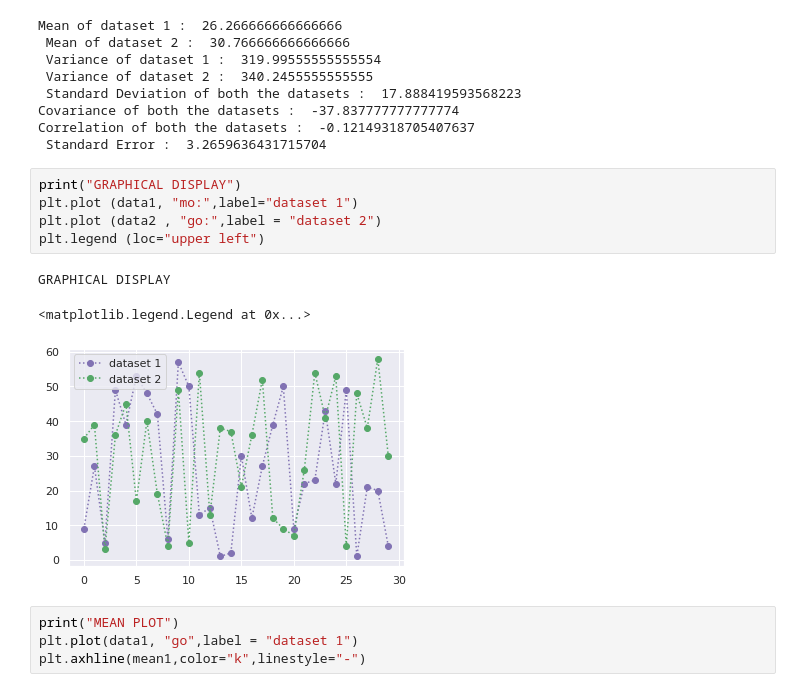
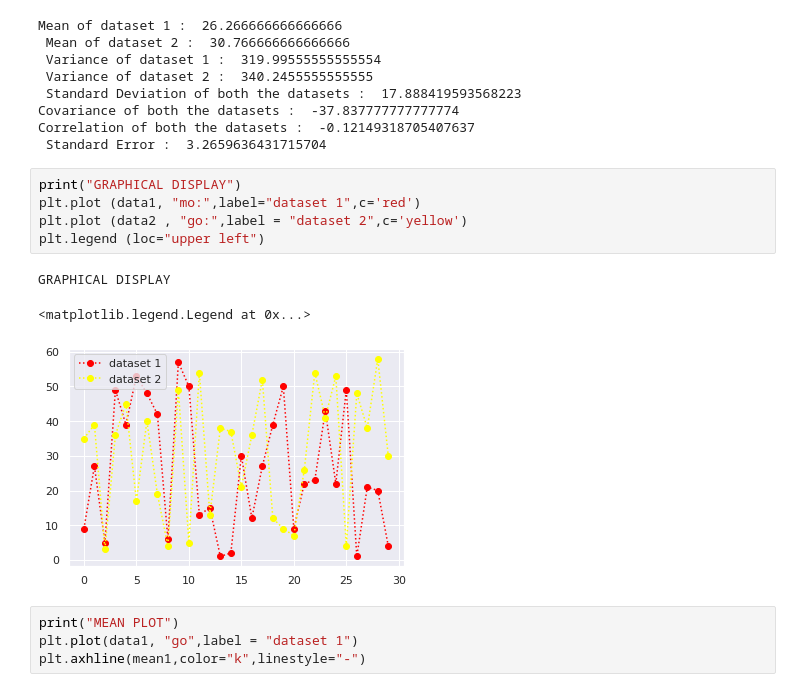
Before and after one commit to AkshadC/ML, a Jupyter notebook: AI_ML_Honours_Assignmnet/Assignment1.ipynb, the cells around one changed output. Drawn from its saved outputs; the diff is of its cells as text.

```diff
--- a/AI_ML_Honours_Assignmnet/Assignment1.ipynb
+++ b/AI_ML_Honours_Assignmnet/Assignment1.ipynb
@@ -75,13 +77,13 @@ Correlation of both the datasets :  -0.12149318705407637
  Standard Error :  3.2659636431715704
 # %%
 print("GRAPHICAL DISPLAY")
-plt.plot (data1, "mo:",label="dataset 1")
-plt.plot (data2 , "go:",label = "dataset 2")
+plt.plot (data1, "mo:",label="dataset 1",c='red')
+plt.plot (data2 , "go:",label = "dataset 2",c='yellow')
 plt.legend (loc="upper left")
 # %% [output]
 GRAPHICAL DISPLAY
 <matplotlib.legend.Legend at 0x...>
-[figure, old version]
+[figure, new version]
 # %%
 print("MEAN PLOT")
 plt.plot(data1, "go",label = "dataset 1")
```
Also changed, not shown: parts of 1 cell of this notebook, 10 other files.
